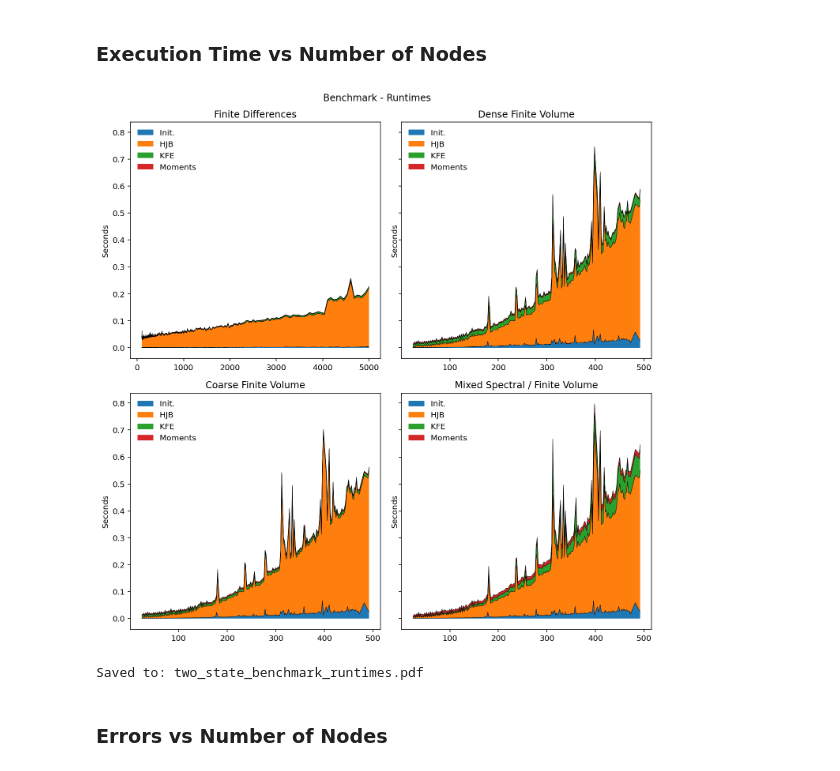
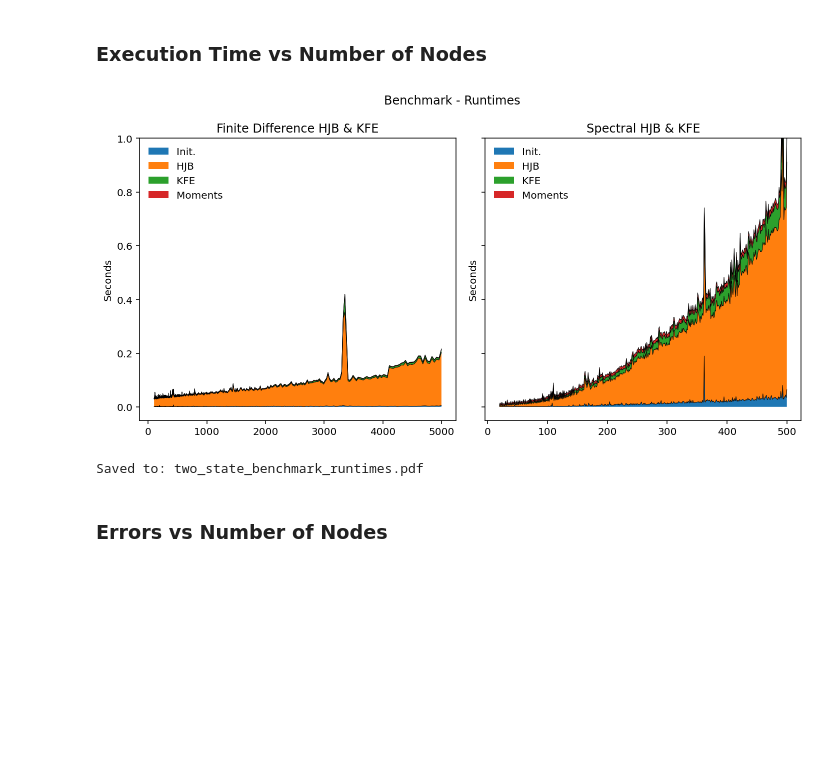
Before and after one commit to cschesch/spectral-heterogeneous-agents, a Jupyter notebook: two_income.ipynb, the cells around one changed output. Cells and saved outputs as stored; diff of their text form; code cells hidden in the pictures; blank space fills up the shorter version.

```diff
--- a/two_income.ipynb
+++ b/two_income.ipynb
@@ -841,6 +678,6 @@ def spectral_solve_kfe_mixed(N, a_sp, aa_sp, zz_sp, D_a, GG, s_sp):
 
     return g_sp
 # %%
-kfe_methods = ['None', 'fv_dense', 'fv_coarse', 'hybrid']
+kfe_methods = ['None', 'fd', 'spectral']
 spectral_moments_midx, _ = pd.MultiIndex.from_product([kfe_methods, moments+times+computed_moments+computed_times+function_errors], names=['kfe_method','moment']).sortlevel()
 # %%
@@ -878,9 +715,8 @@ v_sp_hd, s_sp_hd, a_sp_hd = None, None, None
 
 for N in tqdm(Ns[::-1]):
 
-    if N==402: continue #Throws up a bug for some reason
+    try:
 
-    try:
         time_start = timer()
         a_sp, aa_sp, zz_sp, D_a, GG = spectral_prolegomena(N)
         time_prolegomena = timer()-time_start
@@ -894,26 +730,21 @@ for N in tqdm(Ns[::-1]):
         spectral_moments.loc[N, ('None',['savings_l1_error', 'savings_l2_error', 'savings_linf_error'])] = calc_hd_error(s_sp, a_sp, s_sp_hd, a_sp_hd, interp_method='polynomial')
 
         time_start = timer()
-        g_mixed = spectral_solve_kfe_mixed(N, a_sp, aa_sp, zz_sp, D_a, GG, s_sp)
-        time_solve_kfe_mixed = timer()-time_start
-        spectral_moments.loc[N, ('hybrid', moments)] = compute_g_moments(g_mixed, a_sp, method='hybrid')
-        time_compute_moments_mixed = timer()-time_start-time_solve_kfe_mixed
-        spectral_moments.loc[N, ('hybrid', times)] = time_prolegomena, time_solve_hjb, time_solve_kfe_mixed, time_compute_moments_mixed
+        g_spectral = spectral_solve_kfe_spectral(N, a_sp, aa_sp, zz_sp, D_a, GG, s_sp)
+        time_solve_kfe_spectral = timer()-time_start
+        spectral_moments.loc[N, ('spectral', moments)] = compute_g_moments(g_spectral, a_sp, method='hybrid')
+        time_compute_moments_spectral = timer()-time_start-time_solve_kfe_spectral
+        spectral_moments.loc[N, ('spectral', times)] = time_prolegomena, time_solve_hjb, time_solve_kfe_spectral, time_compute_moments_spectral
 
         time_start = timer()
-        g_fv_coarse = spectral_solve_kfe_fv_coarse(N, a_sp, aa_sp, zz_sp, D_a, GG, s_sp)
-        time_solve_kfe_fv_coarse = timer()-time_start
-        spectral_moments.loc[N, ('fv_coarse', moments)] = compute_g_moments(g_fv_coarse, a_sp, method='finite')
-        time_compute_moments_fv_coarse = timer()-time_start-time_solve_kfe_fv_coarse
-        spectral_moments.loc[N, ('fv_coarse', times)] = time_prolegomena, time_solve_hjb, time_solve_kfe_fv_coarse, time_compute_moments_fv_coarse
+        g_fd, a_hd = spectral_solve_kfe_fd(N, a_sp, aa_sp, zz_sp, D_a, GG, s_sp)
+        time_solve_kfe_fd = timer()-time_start
+        spectral_moments.loc[N, ('fd', moments)] = compute_g_moments(g_fd, a_hd, method='finite')
+        time_compute_moments_fd = timer()-time_start-time_solve_kfe_fd
+        spectral_moments.loc[N, ('fd', times)] = time_prolegomena, time_solve_hjb, time_solve_kfe_fd, time_compute_moments_fd
 
-        time_start = timer()
-        g_fv_dense, a_hd = spectral_solve_kfe_fv_dense(N, a_sp, aa_sp, zz_sp, D_a, GG, s_sp)
-        time_solve_kfe_fv_dense = timer()-time_start
-        spectral_moments.loc[N, ('fv_dense', moments)] = compute_g_moments(g_fv_dense, a_hd, method='finite')
-        time_compute_moments_fv_dense = timer()-time_start-time_solve_kfe_fv_dense
-        spectral_moments.loc[N, ('fv_dense', times)] = time_prolegomena, time_solve_hjb, time_solve_kfe_fv_dense, time_compute_moments_fv_dense
-    except: pass
+    except:
+        pass
 # %%
 spectral_moments.loc[:,(slice(None),'total_mass_low')] = spectral_moments.loc[:,(slice(None),'dirac_mass_low')].values+spectral_moments.loc[:,(slice(None),'density_mass_low')].values
 spectral_moments.loc[:,(slice(None),'total_mass_high')] = spectral_moments.loc[:,(slice(None),'dirac_mass_high')].values+spectral_moments.loc[:,(slice(None),'density_mass_high')].values
@@ -957,7 +788,7 @@ def fd_solve_hjb(I, a_fd, da_fd, aa_fd, zz_fd, z_transition, v_old, g, dv, cf, c
 
     for i in range(maxiter):
 
-        delta = (1/N**2)*np.exp(i)
+        delta = 10*(1/N**2)*np.exp(i)
 
         dv = (v_fd[:,1:]-v_fd[:,:-1])/da_fd
         cf = du_inv(dv)
@@ -1047,29 +878,30 @@ times_colors = dict(zip(times,['#f08080','#f4978e','#f8ad9d','#fbc4ab']))
 times_colors = dict(zip(times,['C0','C1','C2','C3']))
 pretty_times = dict(zip(times,['Init.','HJB','KFE','Moments']))
 # %%
-fig, ax = plt.subplots(2, 2, figsize=(10,10), sharey=True)
+fig, ax = plt.subplots(1, 2, figsize=(10, 5), sharey=True, tight_layout=True)
 ax = ax.flatten()
 
-dfs_times = [fd_moments[times], spectral_moments['fv_dense'][times], spectral_moments['fv_coarse'][times], spectral_moments['hybrid'][times]]
-Xss = [Is, Ns, Ns, Ns]
-titles = ['Finite Differences', 'Dense Finite Volume', 'Coarse Finite Volume', 'Mixed Spectral / Finite Volume']
+dfs_times = [fd_moments[times], spectral_moments['spectral'][times]]
+Xss = [Is, Ns]
+titles = ['Finite Difference HJB & KFE', 'Spectral HJB & KFE']
 
 for j, [df_times, Xs, title] in enumerate(zip(dfs_times, Xss, titles)):
     df_times = df_times.dropna()
     cumsum = 0*df_times[times[0]].values
     for i, time in enumerate(times):
         ax[j].fill_between(df_times.index, cumsum, cumsum+df_times[time], facecolor=times_colors[time], label=pretty_times[time])
         ax[j].plot(df_times.index, cumsum+df_times[time], 'k', lw=0.5)
         cumsum += df_times[time]
     ax[j].legend(frameon=False, loc='upper left')
     ax[j].set_title(title)
     ax[j].set_ylabel('Seconds')
 
+plt.ylim([-0.05, 1.])
 plt.suptitle('Benchmark - Runtimes')
 plt.tight_layout()
 savefig(fig, 'two_state_benchmark_runtimes')
 # %% [output]
-[figure, old version]
+[figure, new version]
 Saved to: two_state_benchmark_runtimes.pdf
 # %% [markdown]
 ### Errors vs Number of Nodes
```
Also changed, not shown: parts of 49 cells of this notebook, 6 other files.
